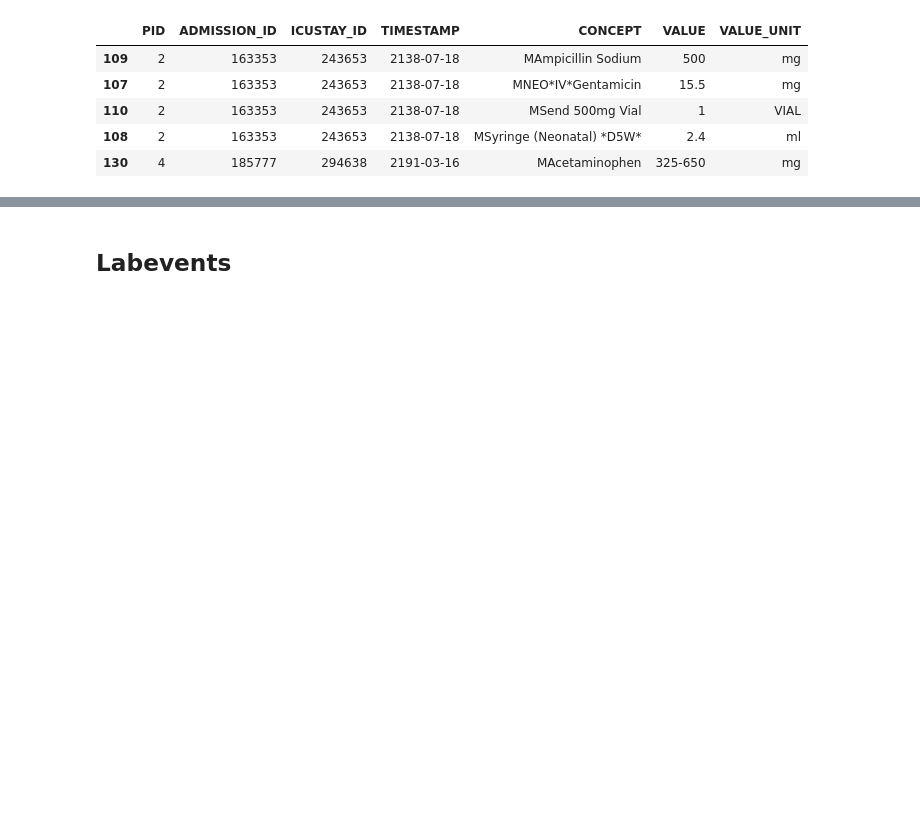
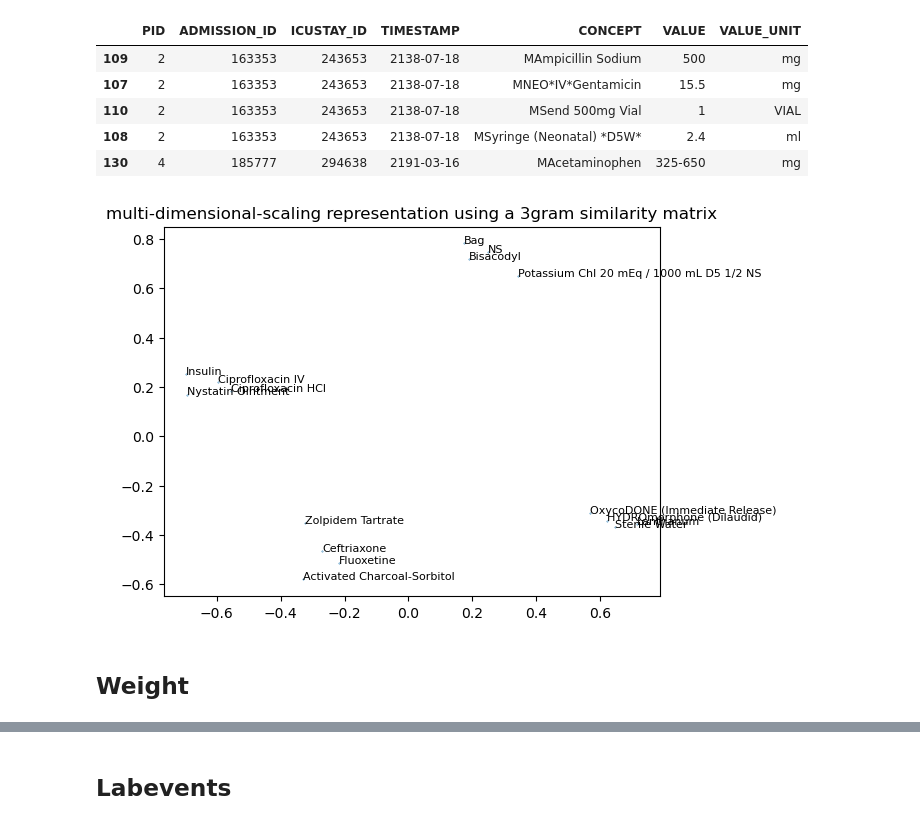
Before and after one commit to kirilklein/patbert, a Jupyter notebook: notebooks/explore/mimic3.ipynb, the cells around one changed output, grey strips where cells are left out. Cells and saved outputs as stored; diff of their text form; code cells hidden in the pictures; blank space fills up the shorter version.

```diff
--- a/notebooks/explore/mimic3.ipynb
+++ b/notebooks/explore/mimic3.ipynb
@@ -126,4 +175,8 @@ med.head()
 | 108 | 2 | 163353 | 243653 | 2138-07-18 | MSyringe (Neonatal) *D5W* | 2.4 | ml |
 | 130 | 4 | 185777 | 294638 | 2191-03-16 | MAcetaminophen | 325-650 | mg |
 # %%
-utils.visualize_encoded(med.sample(4000), 'CONCEPT', n_points=4, n_neighbors=4)
+utils.visualize_encoded(med.sample(500), 'CONCEPT', n_points=4, n_neighbors=4)
+# %% [output]
+[figure, added]
+# %% [markdown]
+## Weight
```
Also changed, not shown: parts of 13 cells of this notebook, 2 other files.
